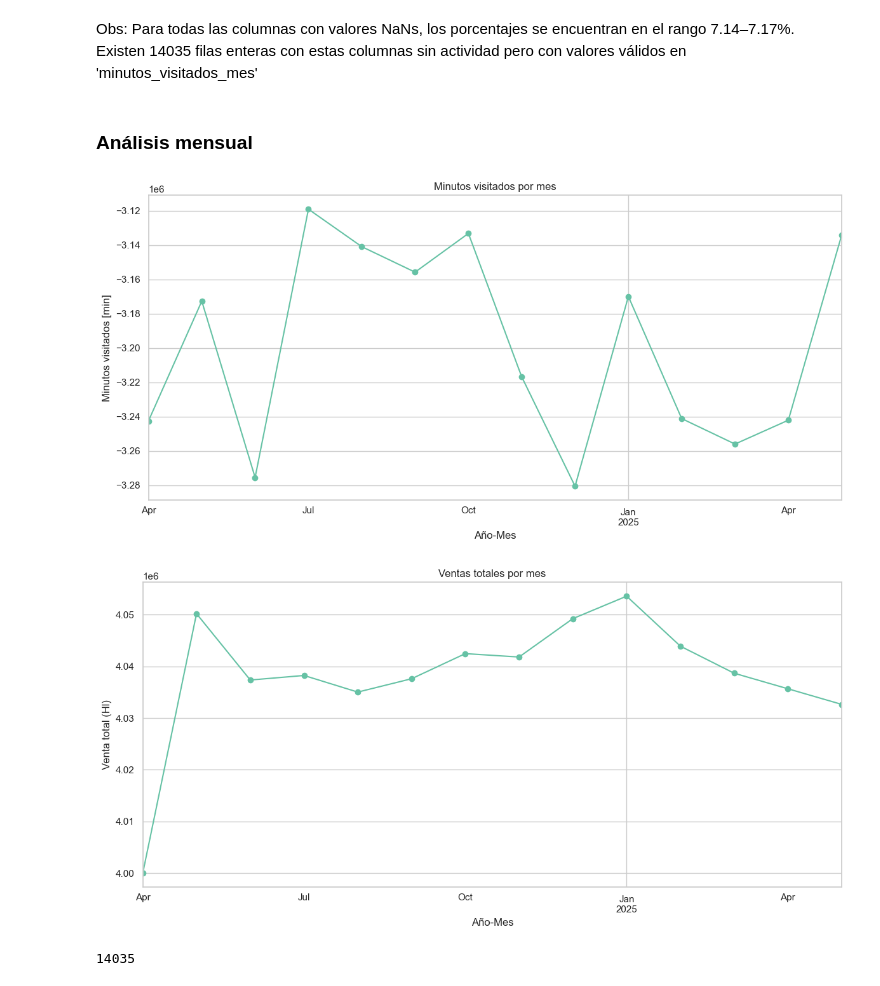
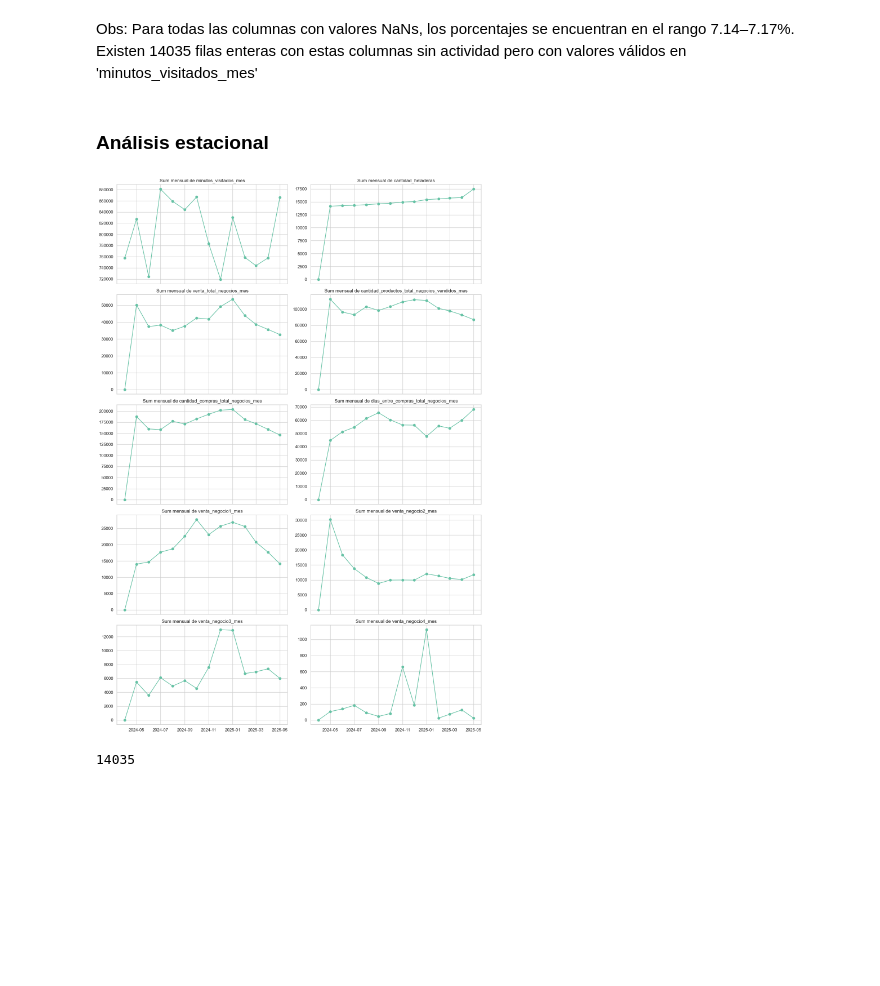
Before and after one commit to msolpera/challenge_quilmes, a Jupyter notebook: notebooks/EDA.ipynb, the cells around one changed output. Drawn from its saved outputs; the diff is of its cells as text; code cells hidden in the pictures; blank space fills up the shorter version.

```diff
--- a/notebooks/EDA.ipynb
+++ b/notebooks/EDA.ipynb
@@ -248,36 +282,11 @@ Casos con features vacías pero target presente: 14035
 Obs: Para todas las columnas con valores NaNs, los porcentajes se encuentran en el rango 7.14–7.17%.
 Existen 14035 filas enteras con estas columnas sin actividad pero con valores válidos en 'minutos_visitados_mes'
 # %% [markdown]
-### Análisis mensual
+### Análisis estacional
-# %%
-import matplotlib.pyplot as plt
-
-ventas_mensuales = df.groupby('fecha')['minutos_visitados_mes'].sum().sort_index()
-
-plt.figure(figsize=(12, 6))
-ventas_mensuales.plot(marker='o')
-plt.title('Minutos visitados por mes')
-plt.xlabel('Año-Mes')
-plt.ylabel('Minutos visitados [min]')
-plt.grid(True)
-plt.tight_layout()
-# %% [output]
-[figure, removed]
-# %%
-
-
-ventas_mensuales = df.groupby('fecha')['venta_total_negocios_mes'].sum().sort_index()
-
-plt.figure(figsize=(12, 6))
-ventas_mensuales.plot(marker='o')
-plt.title('Ventas totales por mes')
-plt.xlabel('Año-Mes')
-plt.ylabel('Venta total (Hl)')
-plt.grid(True)
-plt.tight_layout()
-plt.show()
-# %% [output]
-[figure, removed]
+# %%
+plot_series_mensuales_subplots(df,'fecha', exclude_cols=['aniomes', 'cliente_id'])
+# %% [output]
+[figure, added]
 # %%
 df[df['aniomes']==202404]['venta_total_negocios_mes'].isnull().sum()
 # %% [output]
```
Also changed, not shown: parts of 22 cells of this notebook, 6 other files.
